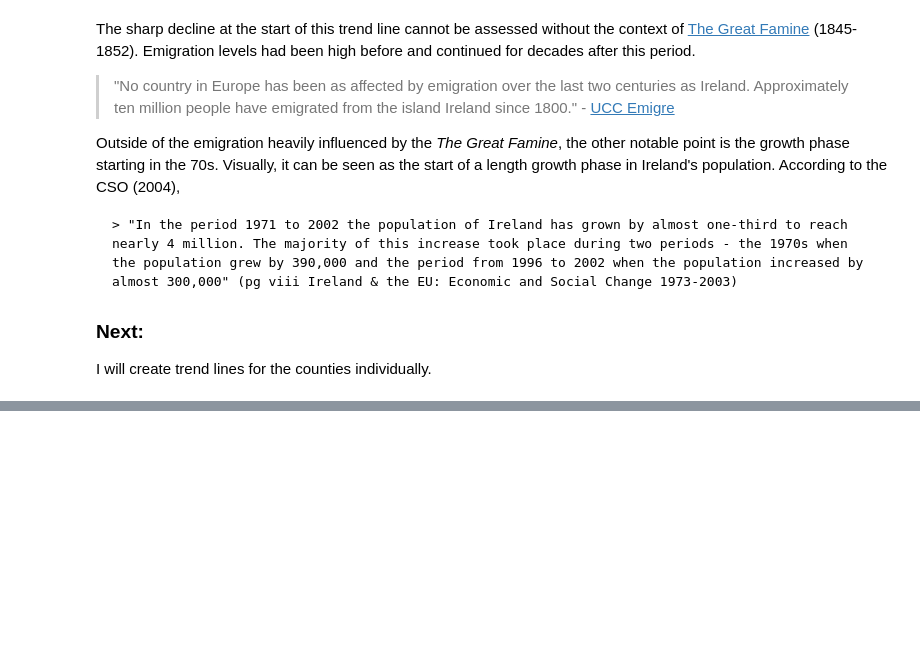
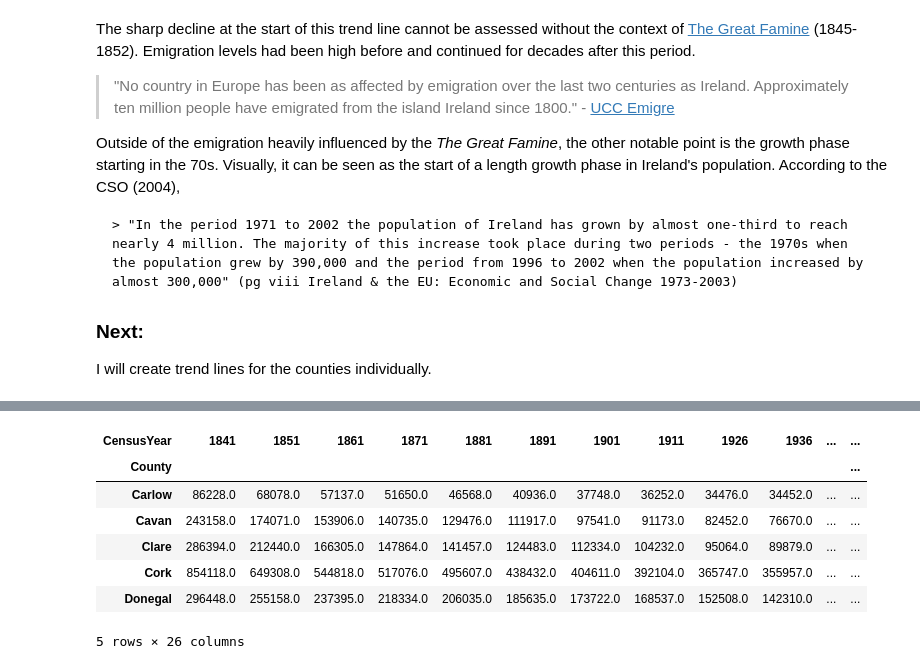
Before and after one commit to turps-pc90/AppliedStatisticsAssessment, a Jupyter notebook: problems.ipynb, the cells around one changed output, grey strips where cells are left out. Saved outputs shown, nothing was run; the diff lists cells and outputs as text; code cells hidden in the pictures; blank space fills up the shorter version.

```diff
--- a/problems.ipynb
+++ b/problems.ipynb
@@ -163,0 +166,18 @@ fig.show()
+# %%
+# Pivotting
+census_pop_wide = census_pop.pivot_table(index="County", columns="CensusYear", values="FMCombined")
+
+# Sorting columns chronilogically
+census_pop_wide = census_pop_wide.sort_index(axis=1)
+# %%
+# Printing to check
+census_pop_wide.head()
+# %% [output]
+| CensusYear | 1841 | 1851 | 1861 | 1871 | 1881 | 1891 | 1901 | 1911 | 1926 | 1936 | ... | ... |
+| County |  |  |  |  |  |  |  |  |  |  |  | ... |
+| Carlow | 86228.0 | 68078.0 | 57137.0 | 51650.0 | 46568.0 | 40936.0 | 37748.0 | 36252.0 | 34476.0 | 34452.0 | ... | ... |
+| Cavan | 243158.0 | 174071.0 | 153906.0 | 140735.0 | 129476.0 | 111917.0 | 97541.0 | 91173.0 | 82452.0 | 76670.0 | ... | ... |
+| Clare | 286394.0 | 212440.0 | 166305.0 | 147864.0 | 141457.0 | 124483.0 | 112334.0 | 104232.0 | 95064.0 | 89879.0 | ... | ... |
+| Cork | 854118.0 | 649308.0 | 544818.0 | 517076.0 | 495607.0 | 438432.0 | 404611.0 | 392104.0 | 365747.0 | 355957.0 | ... | ... |
+| Donegal | 296448.0 | 255158.0 | 237395.0 | 218334.0 | 206035.0 | 185635.0 | 173722.0 | 168537.0 | 152508.0 | 142310.0 | ... | ... |
+5 rows × 26 columns
```
Also changed, not shown: parts of 3 cells of this notebook.
